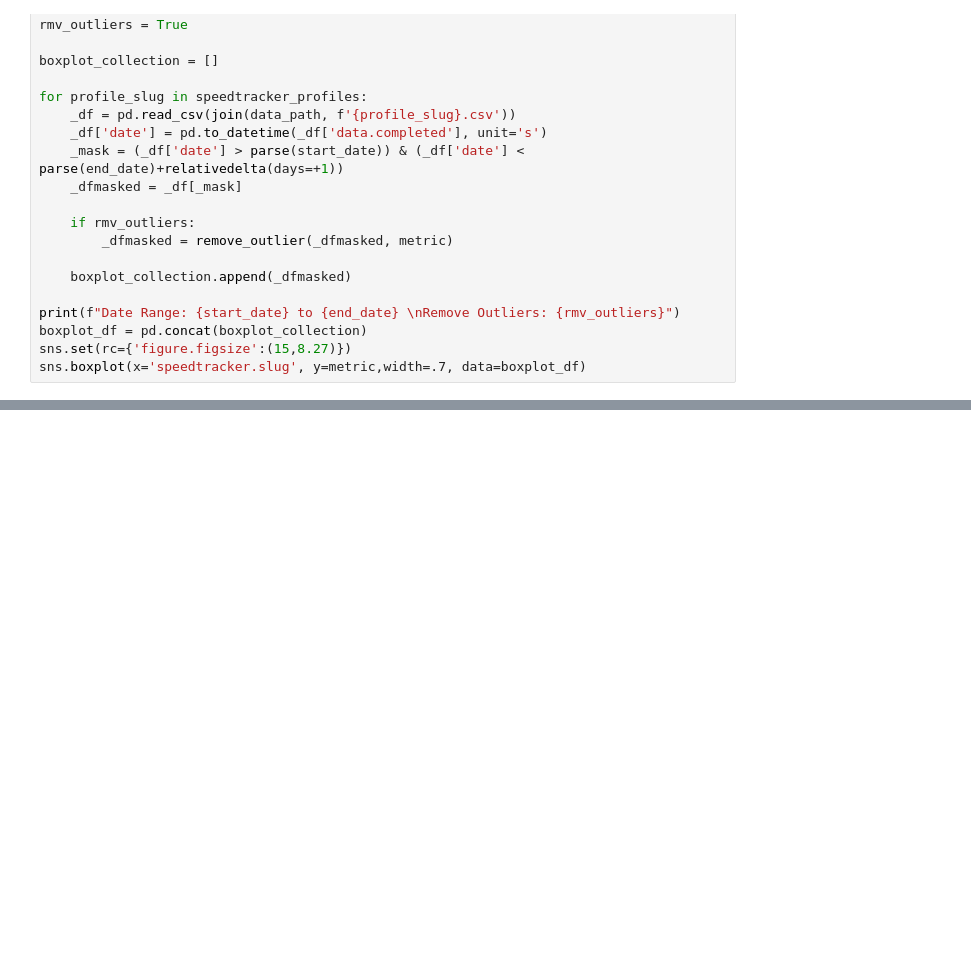
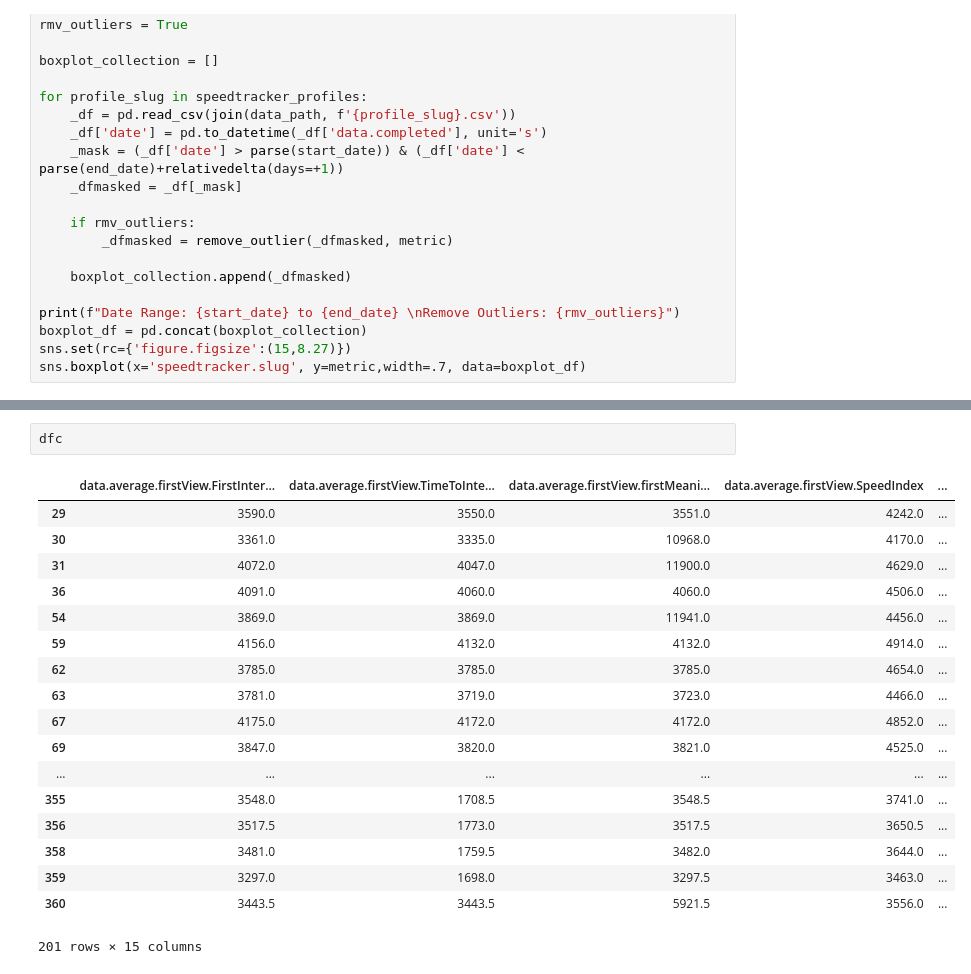
Before and after one commit to andresvidal/speedtracker-jet, a Jupyter notebook: Speedtracker.ipynb, the cells around one changed output, grey strips where cells are left out. Saved outputs shown, nothing was run; the diff lists cells and outputs as text; blank space fills up the shorter version.

```diff
--- a/Speedtracker.ipynb
+++ b/Speedtracker.ipynb
@@ -409,0 +486,21 @@ sns.heatmap(corr, mask=mask, cmap=cmap, center=0, robust=1,
+# %%
+dfc
+# %% [output]
+|  | data.average.firstView.FirstInter... | data.average.firstView.TimeToInte... | data.average.firstView.firstMeani... | data.average.firstView.SpeedIndex | ... |
+| 29 | 3590.0 | 3550.0 | 3551.0 | 4242.0 | ... |
+| 30 | 3361.0 | 3335.0 | 10968.0 | 4170.0 | ... |
+| 31 | 4072.0 | 4047.0 | 11900.0 | 4629.0 | ... |
+| 36 | 4091.0 | 4060.0 | 4060.0 | 4506.0 | ... |
+| 54 | 3869.0 | 3869.0 | 11941.0 | 4456.0 | ... |
+| 59 | 4156.0 | 4132.0 | 4132.0 | 4914.0 | ... |
+| 62 | 3785.0 | 3785.0 | 3785.0 | 4654.0 | ... |
+| 63 | 3781.0 | 3719.0 | 3723.0 | 4466.0 | ... |
+| 67 | 4175.0 | 4172.0 | 4172.0 | 4852.0 | ... |
+| 69 | 3847.0 | 3820.0 | 3821.0 | 4525.0 | ... |
+| ... | ... | ... | ... | ... | ... |
+| 355 | 3548.0 | 1708.5 | 3548.5 | 3741.0 | ... |
+| 356 | 3517.5 | 1773.0 | 3517.5 | 3650.5 | ... |
+| 358 | 3481.0 | 1759.5 | 3482.0 | 3644.0 | ... |
+| 359 | 3297.0 | 1698.0 | 3297.5 | 3463.0 | ... |
+| 360 | 3443.5 | 3443.5 | 5921.5 | 3556.0 | ... |
+201 rows × 15 columns
```
Also changed, not shown: parts of 5 cells of this notebook, 30 other files.
